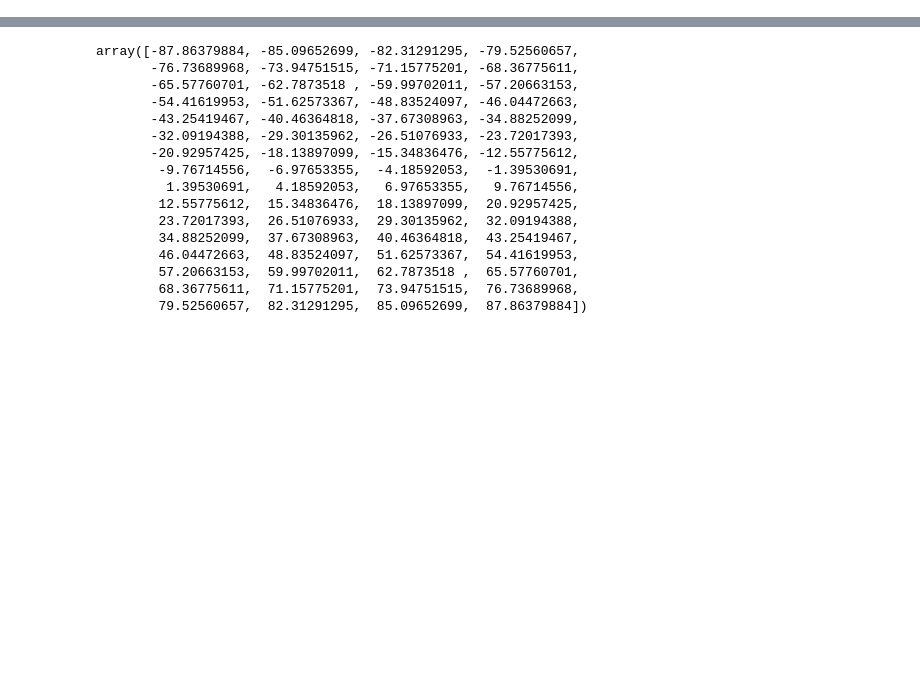
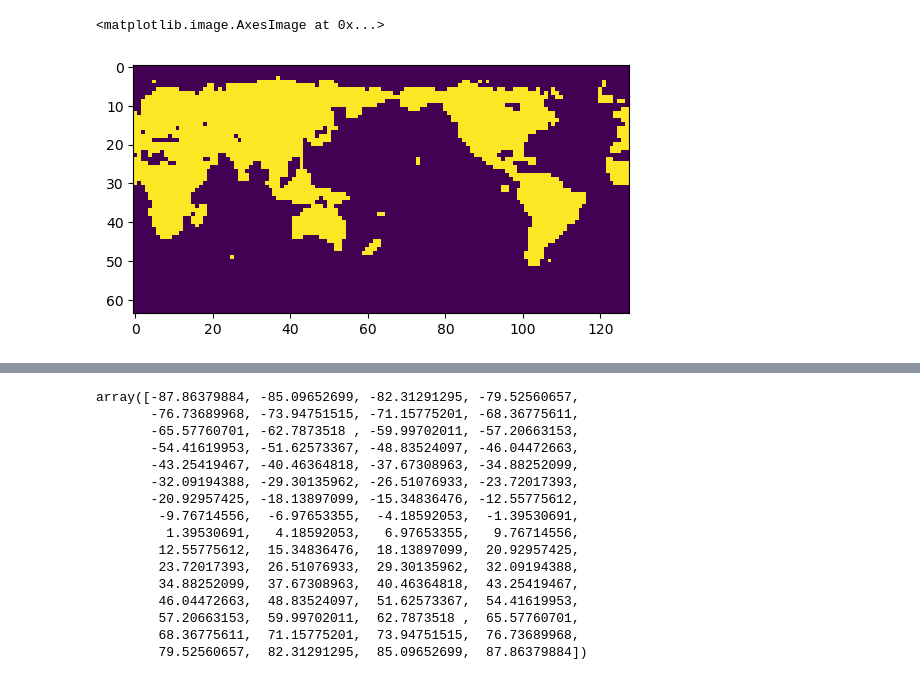
Before and after one commit to ffloof/CMIPscript, a Jupyter notebook: ModelViz.ipynb, the cells around one changed output, grey strips where cells are left out. Cells and saved outputs as stored; diff of their text form; code cells hidden in the pictures; blank space fills up the shorter version.

```diff
--- a/ModelViz.ipynb
+++ b/ModelViz.ipynb
@@ -20,4 +20,16 @@ def avg20(ds):
 x_cveg = avg20(cveg_data[start_x:end_x,:,:])
 x_ts = avg20(ts_data[start_x:end_x,:,:])
 x_pr = avg20(pr_data[start_x:end_x,:,:])
+y_ts = avg20(ts_data[start_y:end_y,:,:])
+y_pr = avg20(pr_data[start_y:end_y,:,:])
 y_cveg = avg20(cveg_data[start_y:end_y,:,:])
+delta_ts = y_ts - x_ts
+delta_pr = y_pr - x_pr
+delta_cveg = y_cveg - x_cveg
+
+mask = x_cveg > 0
+# %%
+plt.imshow(mask[::-1])
+# %% [output]
+<matplotlib.image.AxesImage at 0x...>
+[figure, added]
```
Also changed, not shown: parts of 24 cells of this notebook.
